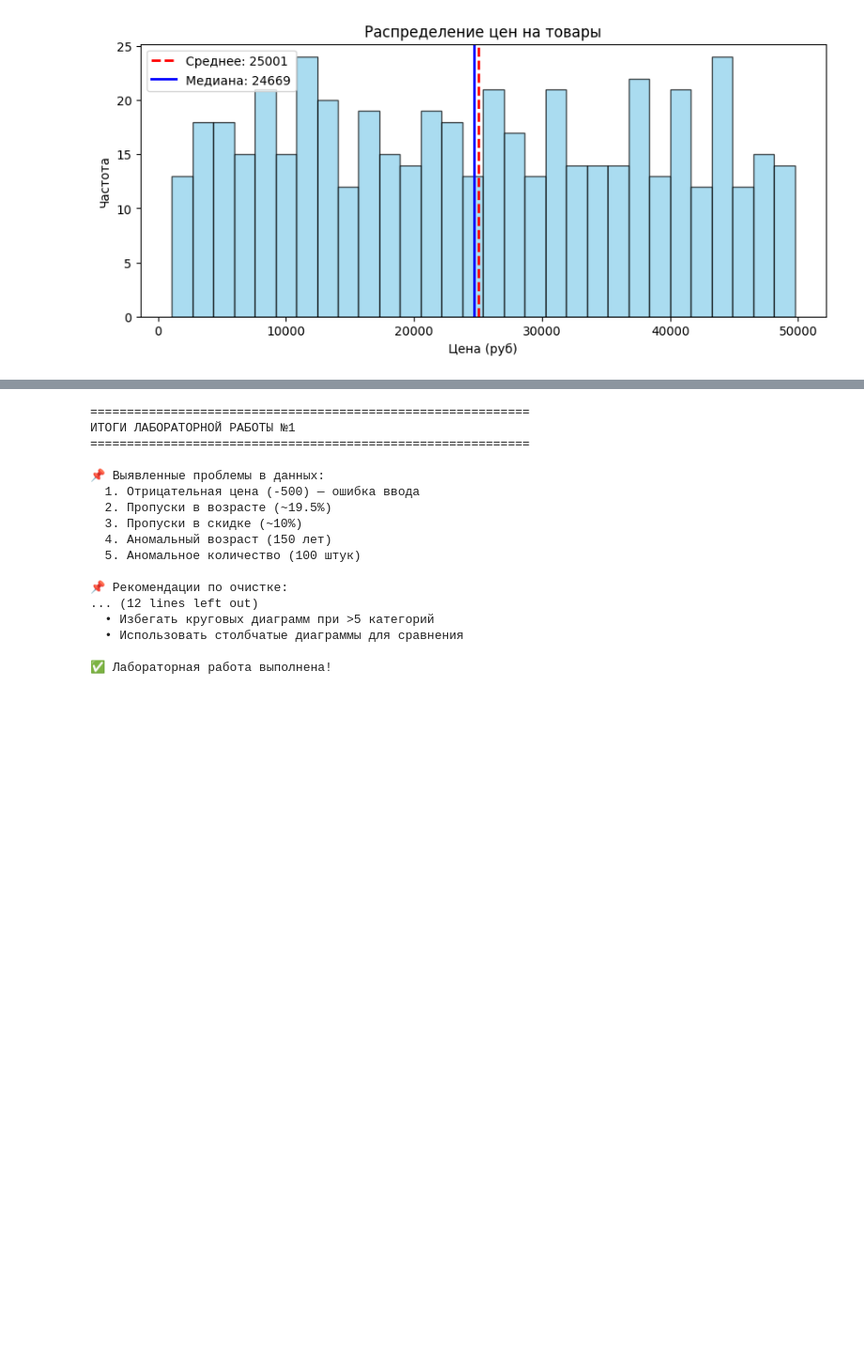
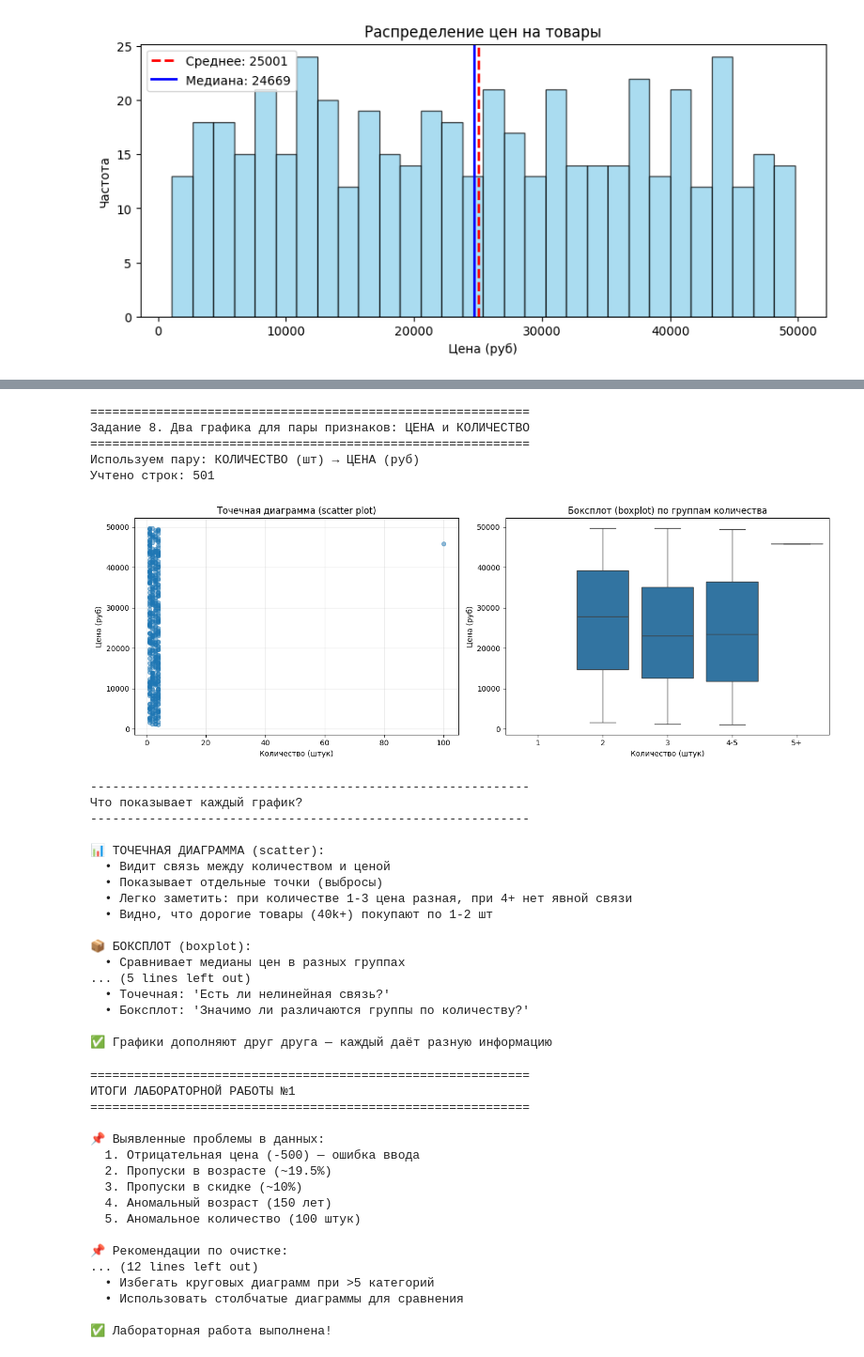
Before and after one commit to shahistakochkarova-debug/lab_work_1_analysis, a Jupyter notebook: lab_1_1.ipynb, the cells around one changed output, grey strips where cells are left out. Shown at 94% size. Saved outputs shown, nothing was run; the diff lists cells and outputs as text; code cells hidden in the pictures; blank space fills up the shorter version.

```diff
--- a/lab_1_1.ipynb
+++ b/lab_1_1.ipynb
@@ -330,3 +488,82 @@ print("  • Непонятно, какой город лидирует")
+# %%
+print("=" * 60)
+print("Задание 8. Два графика для пары признаков: ЦЕНА и КОЛИЧЕСТВО")
+print("=" * 60)
+
+# Подготовка данных (убираем отрицательные цены)
+pair_df = df[df['цена'] > 0].copy()
+
+print(f"Используем пару: КОЛИЧЕСТВО (шт) → ЦЕНА (руб)")
+print(f"Учтено строк: {len(pair_df)}")
+
+# Создаём два графика
+fig, axes = plt.subplots(1, 2, figsize=(14, 5))
+
+# График 1: Точечная диаграмма (scatter plot)
+axes[0].scatter(pair_df['количество'], pair_df['цена'], alpha=0.5, s=30)
+axes[0].set_xlabel('Количество (штук)')
+axes[0].set_ylabel('Цена (руб)')
+axes[0].set_title('Точечная диаграмма (scatter plot)')
+axes[0].grid(True, alpha=0.3)
+
+# График 2: Боксплот (boxplot) по количеству
+# Группируем количество в категории
+bins = [0, 1, 2, 3, 5, 200]
+labels = ['1', '2', '3', '4-5', '5+']
+pair_df['количество_группа'] = pd.cut(pair_df['количество'], bins=bins, labels=labels, right=False)
+
+sns.boxplot(data=pair_df, x='количество_группа', y='цена', ax=axes[1])
+axes[1].set_xlabel('Количество (штук)')
+axes[1].set_ylabel('Цена (руб)')
+axes[1].set_title('Боксплот (boxplot) по группам количества')
+
+plt.tight_layout()
+plt.show()
+
+print("\n" + "-" * 60)
+print("Что показывает каждый график?")
+print("-" * 60)
+
+print("\n📊 ТОЧЕЧНАЯ ДИАГРАММА (scatter):")
+print("  • Видит связь между количеством и ценой")
+print("  • Показывает отдельные точки (выбросы)")
+print("  • Легко заметить: при количестве 1-3 цена разная, при 4+ нет явной связи")
+print("  • Видно, что дорогие товары (40k+) покупают по 1-2 шт")
+
+print("\n📦 БОКСПЛОТ (boxplot):")
+print("  • Сравнивает медианы цен в разных группах")
+print("  • Показывает разброс внутри группы")
+print("  • Видит выбросы (точки за усами)")
+print("  • Легко заметить: при количестве 1 медиана выше, чем при 2-3")
+
+print("\nКакие гипотезы легче заметить на каждом?")
+print("  • Точечная: 'Есть ли нелинейная связь?'")
+print("  • Боксплот: 'Значимо ли различаются группы по количеству?'")
+print("\n✅ Графики дополняют друг друга — каждый даёт разную информацию")
+# %% [output]
+============================================================
+Задание 8. Два графика для пары признаков: ЦЕНА и КОЛИЧЕСТВО
+============================================================
+Используем пару: КОЛИЧЕСТВО (шт) → ЦЕНА (руб)
+Учтено строк: 501
+[figure, added]
+------------------------------------------------------------
+Что показывает каждый график?
+------------------------------------------------------------
+
+📊 ТОЧЕЧНАЯ ДИАГРАММА (scatter):
+  • Видит связь между количеством и ценой
+  • Показывает отдельные точки (выбросы)
+  • Легко заметить: при количестве 1-3 цена разная, при 4+ нет явной связи
+  • Видно, что дорогие товары (40k+) покупают по 1-2 шт
+
+📦 БОКСПЛОТ (boxplot):
+  • Сравнивает медианы цен в разных группах
+... (5 lines left out)
+  • Точечная: 'Есть ли нелинейная связь?'
+  • Боксплот: 'Значимо ли различаются группы по количеству?'
+
+✅ Графики дополняют друг друга — каждый даёт разную информацию
 # %%
 print("=" * 60)
 print("ИТОГИ ЛАБОРАТОРНОЙ РАБОТЫ №1")
```
Also changed, not shown: parts of 6 cells of this notebook.
